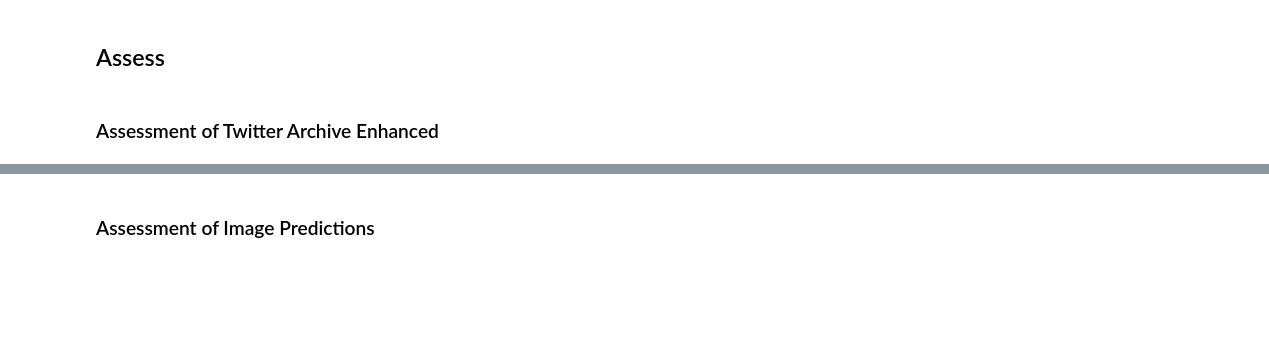
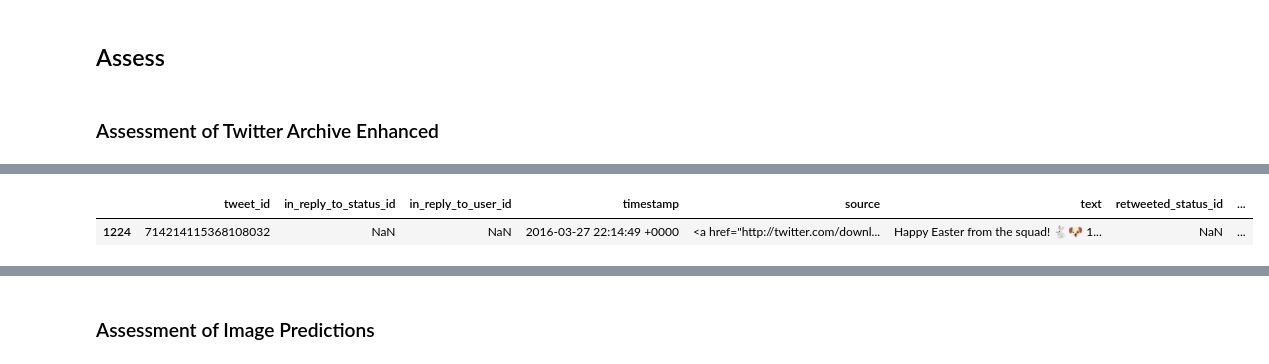
Before and after one commit to anneruhnke/data_wrangling, a Jupyter notebook: wrangle_act.ipynb, the cells around one changed output, grey strips where cells are left out. Saved outputs shown, nothing was run; the diff lists cells and outputs as text; code cells hidden in the pictures; blank space fills up the shorter version.

```diff
--- a/wrangle_act.ipynb
+++ b/wrangle_act.ipynb
@@ -73,0 +114,6 @@ Image Predictions File
+# %%
+# access rows
+tae.iloc[1224:1225]
+# %% [output]
+|  | tweet_id | in_reply_to_status_id | in_reply_to_user_id | timestamp | source | text | retweeted_status_id | ... |
+| 1224 | 714214115368108032 | NaN | NaN | 2016-03-27 22:14:49 +0000 | <a href="http://twitter.com/downl... | Happy Easter from the squad! 🐇🐶 1... | NaN | ... |
```
Also changed, not shown: parts of 12 cells of this notebook.
